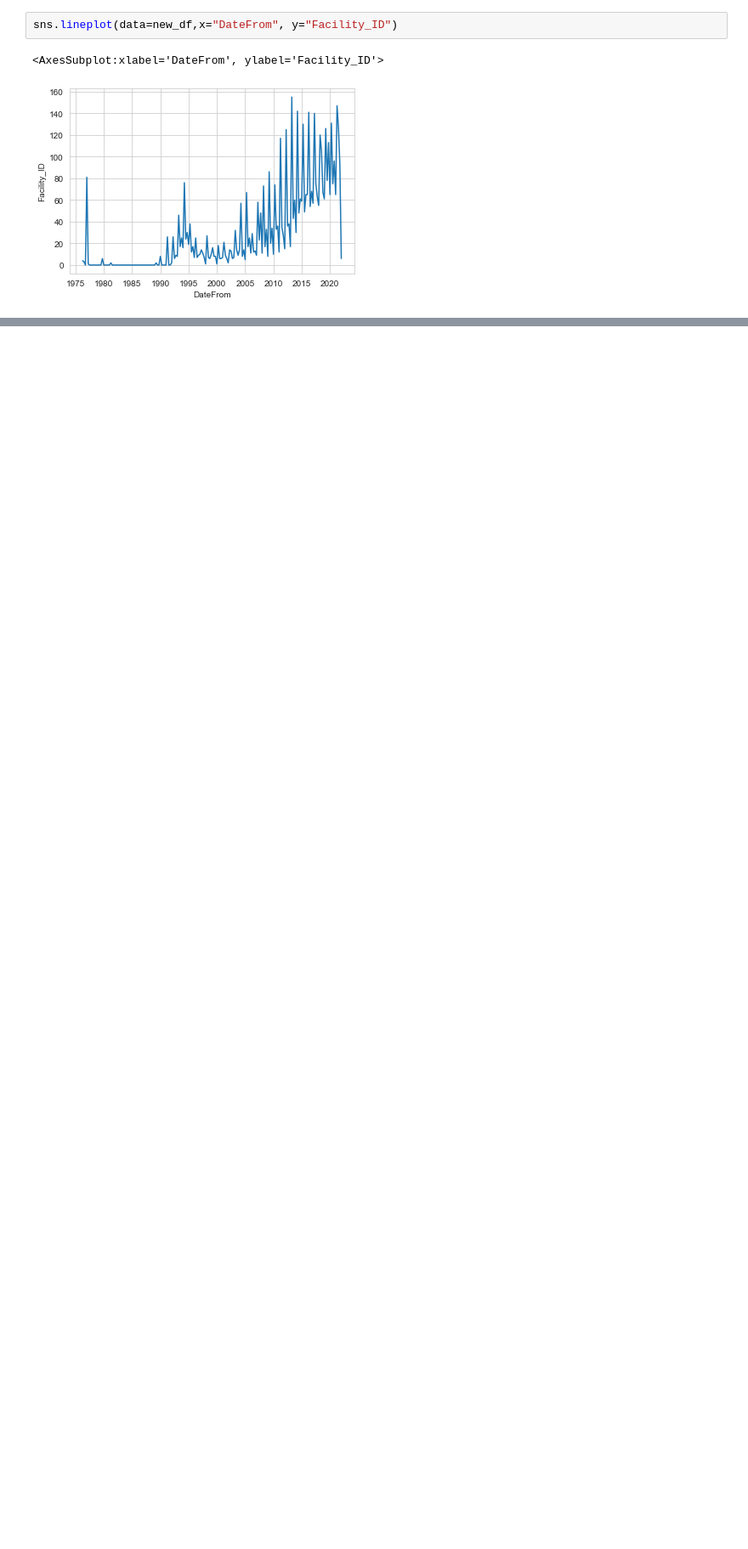
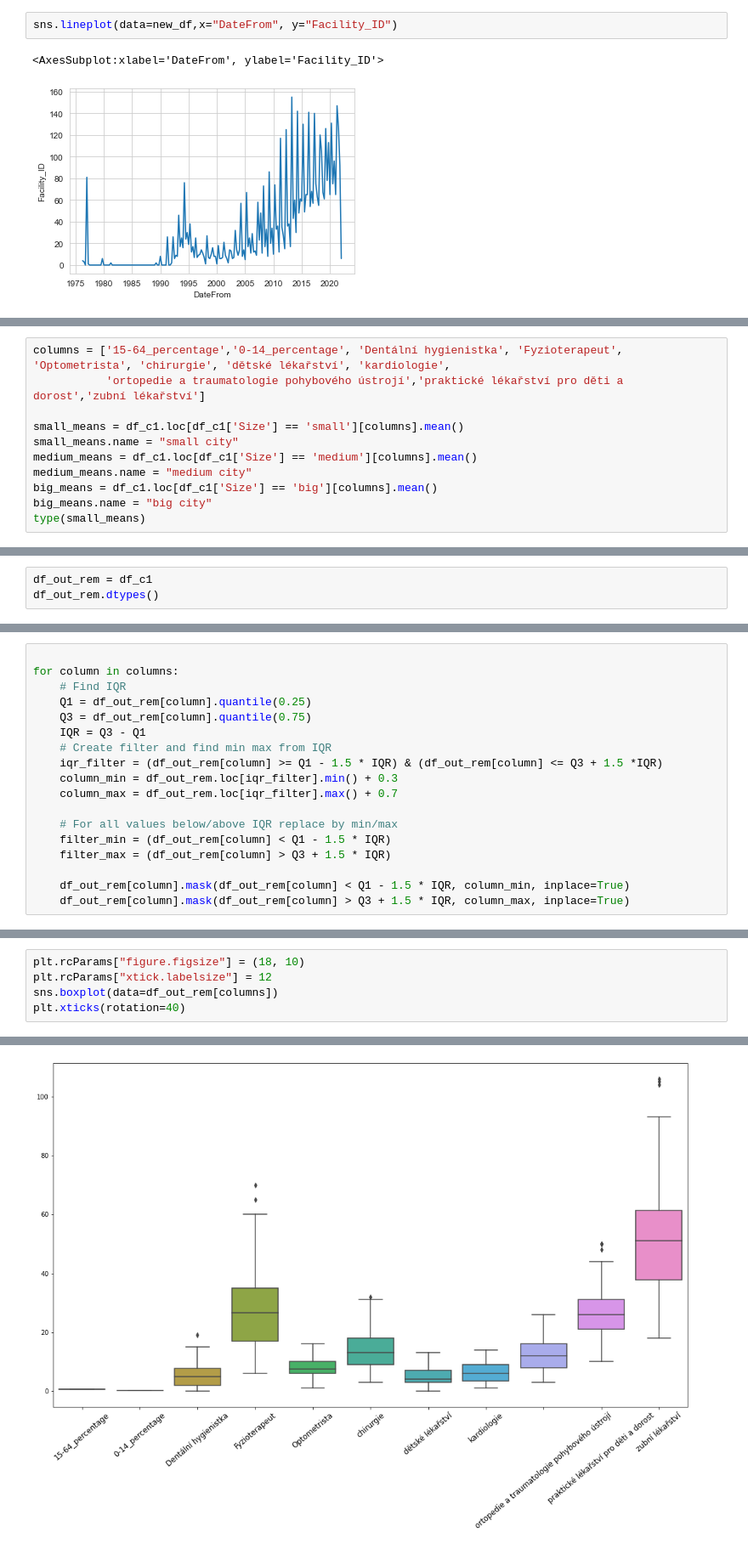
Before and after one commit to adaryb123/UPAproject, a Jupyter notebook: Part_2_own_tasks.ipynb, the cells around one changed output, grey strips where cells are left out. Shown at 85% size. Cells and saved outputs as stored; diff of their text form; blank space fills up the shorter version.

```diff
--- a/Part_2_own_tasks.ipynb
+++ b/Part_2_own_tasks.ipynb
@@ -155,0 +262,11 @@ sns.lineplot(data=new_df,x="DateFrom", y="Facility_ID")
+# %%
+columns = ['15-64_percentage','0-14_percentage', 'Dentální hygienistka', 'Fyzioterapeut', 'Optometrista', 'chirurgie', 'dětské lékařství', 'kardiologie',
+           'ortopedie a traumatologie pohybového ústrojí','praktické lékařství pro děti a dorost','zubní lékařství']
+
+small_means = df_c1.loc[df_c1['Size'] == 'small'][columns].mean()
+small_means.name = "small city"
+medium_means = df_c1.loc[df_c1['Size'] == 'medium'][columns].mean()
+medium_means.name = "medium city"
+big_means = df_c1.loc[df_c1['Size'] == 'big'][columns].mean()
+big_means.name = "big city"
+type(small_means)
@@ -155,0 +290,3 @@ sns.lineplot(data=new_df,x="DateFrom", y="Facility_ID")
+# %%
+df_out_rem = df_c1
+df_out_rem.dtypes()
@@ -155,0 +295,18 @@ sns.lineplot(data=new_df,x="DateFrom", y="Facility_ID")
+# %%
+
+for column in columns:
+    # Find IQR
+    Q1 = df_out_rem[column].quantile(0.25)
+    Q3 = df_out_rem[column].quantile(0.75)
+    IQR = Q3 - Q1
+    # Create filter and find min max from IQR
+    iqr_filter = (df_out_rem[column] >= Q1 - 1.5 * IQR) & (df_out_rem[column] <= Q3 + 1.5 *IQR)
+    column_min = df_out_rem.loc[iqr_filter].min() + 0.3
+    column_max = df_out_rem.loc[iqr_filter].max() + 0.7
+
+    # For all values below/above IQR replace by min/max
+    filter_min = (df_out_rem[column] < Q1 - 1.5 * IQR)
+    filter_max = (df_out_rem[column] > Q3 + 1.5 * IQR)
+
+    df_out_rem[column].mask(df_out_rem[column] < Q1 - 1.5 * IQR, column_min, inplace=True)
+    df_out_rem[column].mask(df_out_rem[column] > Q3 + 1.5 * IQR, column_max, inplace=True)
@@ -155,0 +315,6 @@ sns.lineplot(data=new_df,x="DateFrom", y="Facility_ID")
+# %%
+plt.rcParams["figure.figsize"] = (18, 10)
+plt.rcParams["xtick.labelsize"] = 12
+sns.boxplot(data=df_out_rem[columns])
+plt.xticks(rotation=40)
+# %% [output]
@@ -155,0 +333 @@ sns.lineplot(data=new_df,x="DateFrom", y="Facility_ID")
+[figure, added]
```
Also changed, not shown: parts of 24 cells of this notebook, 2 other files.
